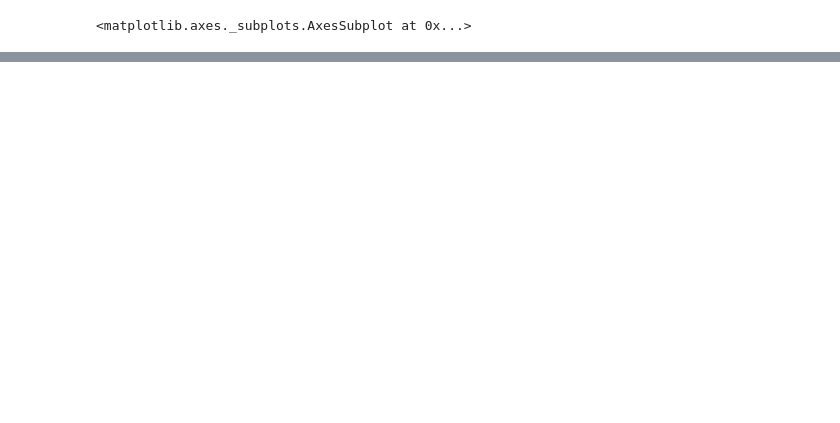
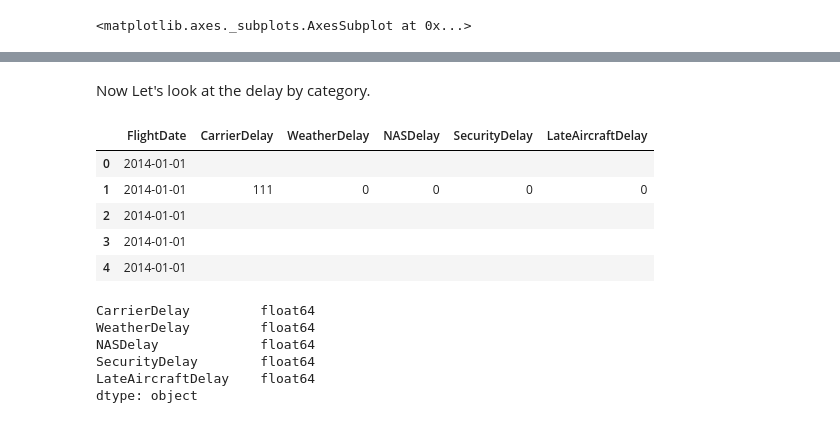
Before and after one commit to stellaxux/USAirlineRecommender, a Jupyter notebook: Capstone project.ipynb, the cells around one changed output, grey strips where cells are left out. Saved outputs shown, nothing was run; the diff lists cells and outputs as text; code cells hidden in the pictures; blank space fills up the shorter version.

```diff
--- a/Capstone project.ipynb
+++ b/Capstone project.ipynb
@@ -57,0 +82,7 @@ dfbyCarrier.sort_values(by='percentDelay', ascending=True)['percentDelay'].plot(
+# %%
+import sqlite3 as lite
+import pandas as pd
+
+con = lite.connect('AirlineRecommend.db')
+cur = con.cursor()
+delay = pd.read_sql_query("SELECT FlightDate, DepDelayMinutes, ArrDelayMinutes FROM ontime ORDER BY FlightDate", con)
@@ -57,0 +151,12 @@ dfbyCarrier.sort_values(by='percentDelay', ascending=True)['percentDelay'].plot(
+# %% [markdown]
+Now Let's look at the delay by category.
+# %%
+delay_cause = pd.read_sql_query("SELECT FlightDate, CarrierDelay, WeatherDelay, NASDelay, SecurityDelay, LateAircraftDelay FROM ontime ORDER BY FlightDate", con)
+delay_cause.head(5)
+# %% [output]
+|  | FlightDate | CarrierDelay | WeatherDelay | NASDelay | SecurityDelay | LateAircraftDelay |
+| 0 | 2014-01-01 |  |  |  |  |  |
+| 1 | 2014-01-01 | 111 | 0 | 0 | 0 | 0 |
+| 2 | 2014-01-01 |  |  |  |  |  |
+| 3 | 2014-01-01 |  |  |  |  |  |
+| 4 | 2014-01-01 |  |  |  |  |  |
@@ -57,0 +168,11 @@ dfbyCarrier.sort_values(by='percentDelay', ascending=True)['percentDelay'].plot(
+# %%
+# convert object dtype to numeric
+delay_cause[['CarrierDelay', 'WeatherDelay', 'NASDelay', 'SecurityDelay', 'LateAircraftDelay']]=delay_cause[['CarrierDelay', 'WeatherDelay', 'NASDelay', 'SecurityDelay', 'LateAircraftDelay']].apply(pd.to_numeric)
+delay_cause.dtypes
+# %% [output]
+CarrierDelay         float64
+WeatherDelay         float64
+NASDelay             float64
+SecurityDelay        float64
+LateAircraftDelay    float64
+dtype: object
```
Also changed, not shown: parts of 29 cells of this notebook.
